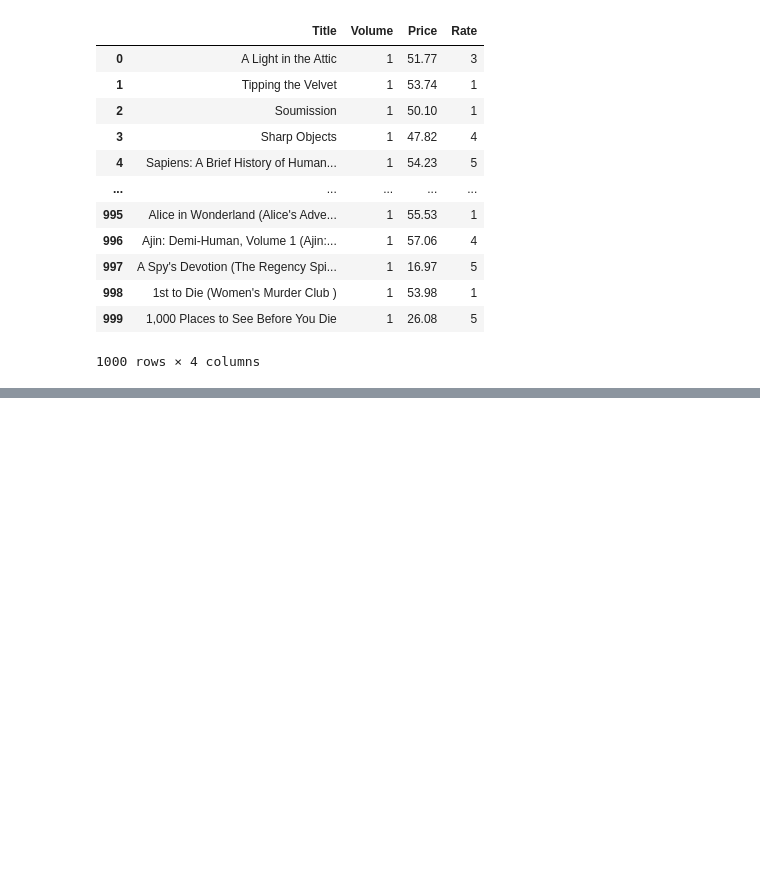
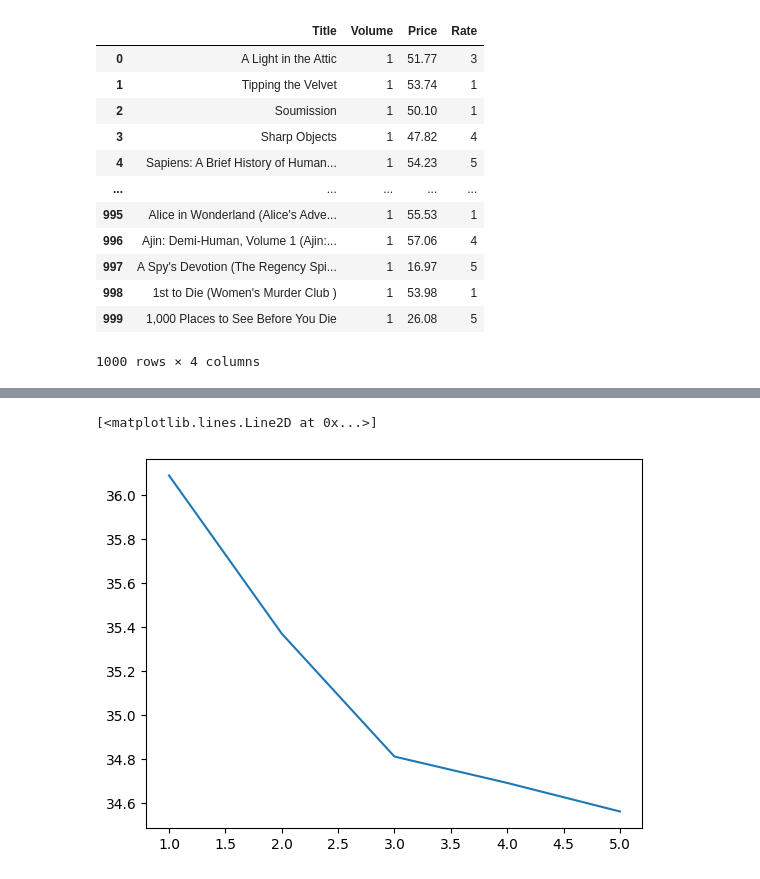
Before and after one commit to sim0naci/data-analysis-project, a Jupyter notebook: project.ipynb, the cells around one changed output, grey strips where cells are left out. Cells and saved outputs as stored; diff of their text form; code cells hidden in the pictures; blank space fills up the shorter version.

Commit message:
Adicionando os Insights

```diff
--- a/project.ipynb
+++ b/project.ipynb
@@ -65,3 +67,27 @@ display(books_df[['Title', 'Volume', 'Price', 'Rate']])
 | 998 | 1st to Die (Women's Murder Club ) | 1 | 53.98 | 1 |
 | 999 | 1,000 Places to See Before You Die | 1 | 26.08 | 5 |
 1000 rows × 4 columns
+# %%
+# Insights
+
+mean = books_df['Price'].mean()
+median = books_df['Price'].median()
+min_value = books_df['Price'].min()
+max_value = books_df['Price'].max()
+amplitude = max_value - min_value
+
+rates_qtd = books_df.groupby('Rate')['Volume'].count().sort_values(ascending=False).reset_index(name='quantity')
+rates_price = books_df.groupby('Rate')['Price'].mean().round(2).sort_values(ascending=False).reset_index(name='mean')
+
+top10_five = books_df[books_df['Rate']==5].sort_values(['Price'], ascending=False).head(10)
+top10_lowprice = books_df.sort_values(['Price']).head(10)
+
+# print(mean)
+# print(median)
+# print(min_value)
+# print(max_value)
+# print(amplitude)
+display(rates_qtd)
+display(rates_price)
+display(top10_five)
+display(top10_lowprice)
@@ -67,0 +129,12 @@ display(books_df[['Title', 'Volume', 'Price', 'Rate']])
+# %%
+# Graphics
+
+rates = list(rates_price['Rate'].sort_values())
+means = list(rates_price['mean'])
+fig, ax = plt.subplots()
+ax.plot(rates,means)
+
+rates_qtd.columns = ['Nota'], rates_qtd
+# %% [output]
+[<matplotlib.lines.Line2D at 0x...>]
+[figure, added]
```
Also changed, not shown: parts of 2 cells of this notebook.
